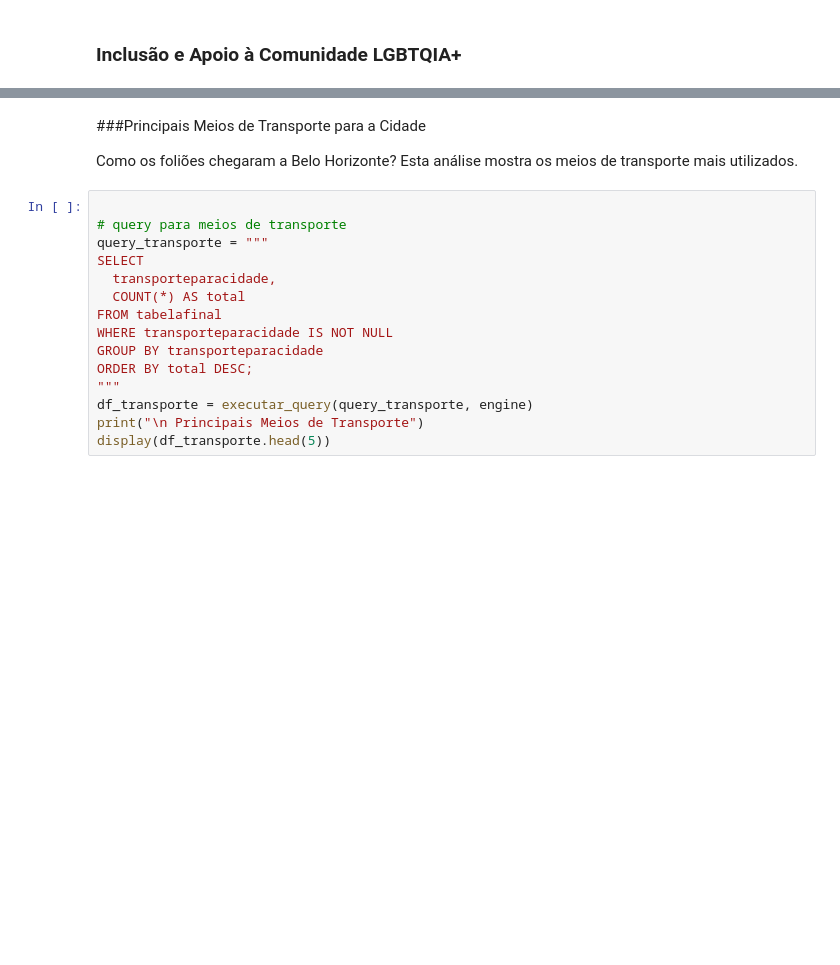
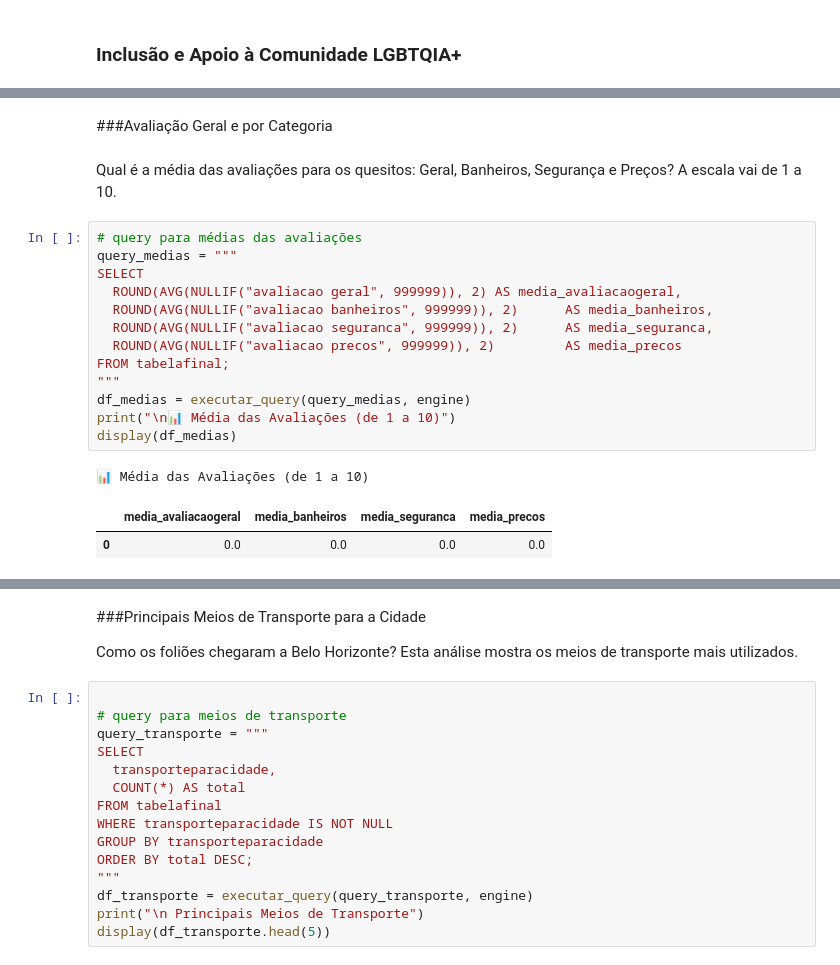
Before and after one commit to larissalvesds/Grupo7_ProjetoFinal, a Jupyter notebook: Anális_do_Carnaval_BH_Python_&_SQL.ipynb, the cells around one changed output, grey strips where cells are left out. Saved outputs shown, nothing was run; the diff lists cells and outputs as text; blank space fills up the shorter version.

```diff
--- a/Anális_do_Carnaval_BH_Python_&_SQL.ipynb
+++ b/Anális_do_Carnaval_BH_Python_&_SQL.ipynb
@@ -425,0 +525,21 @@ plt.show()
+# %% [markdown]
+###Avaliação Geral e por Categoria
+# %% [markdown]
+Qual é a média das avaliações para os quesitos: Geral, Banheiros, Segurança e Preços? A escala vai de 1 a 10.
+# %%
+# query para médias das avaliações
+query_medias = """
+SELECT
+  ROUND(AVG(NULLIF("avaliacao geral", 999999)), 2) AS media_avaliacaogeral,
+  ROUND(AVG(NULLIF("avaliacao banheiros", 999999)), 2)      AS media_banheiros,
+  ROUND(AVG(NULLIF("avaliacao seguranca", 999999)), 2)      AS media_seguranca,
+  ROUND(AVG(NULLIF("avaliacao precos", 999999)), 2)         AS media_precos
+FROM tabelafinal;
+"""
+df_medias = executar_query(query_medias, engine)
+print("\n📊 Média das Avaliações (de 1 a 10)")
+display(df_medias)
+# %% [output]
+📊 Média das Avaliações (de 1 a 10)
+|  | media_avaliacaogeral | media_banheiros | media_seguranca | media_precos |
+| 0 | 0.0 | 0.0 | 0.0 | 0.0 |
```
Also changed, not shown: parts of 77 cells of this notebook.
